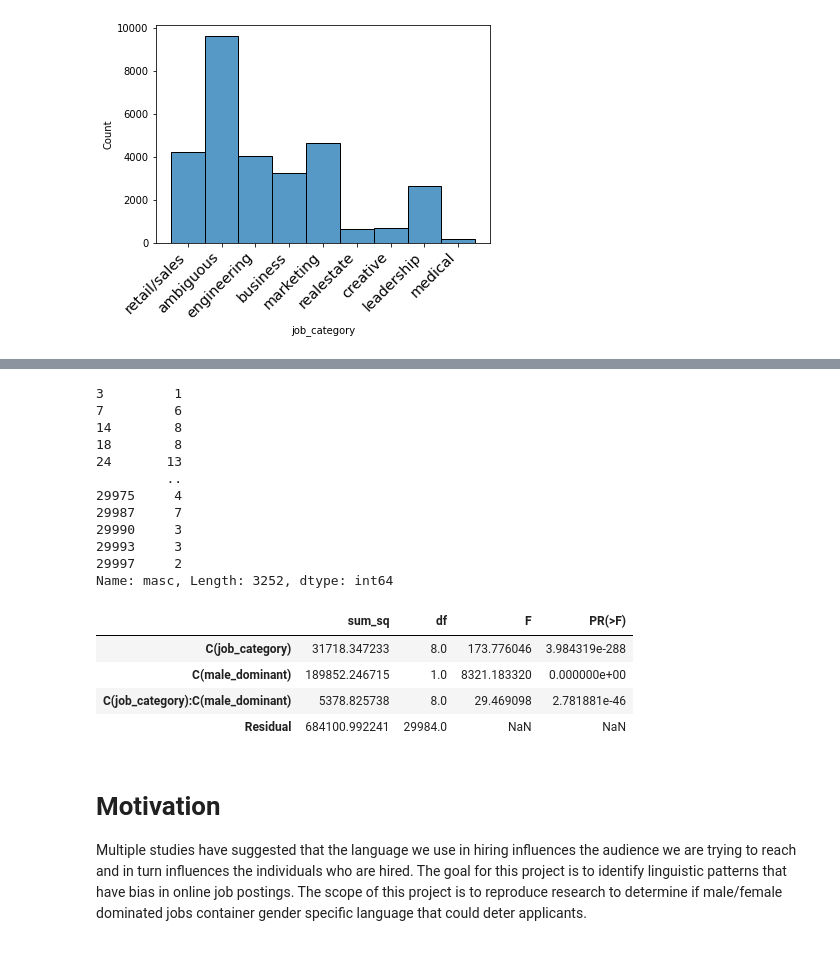
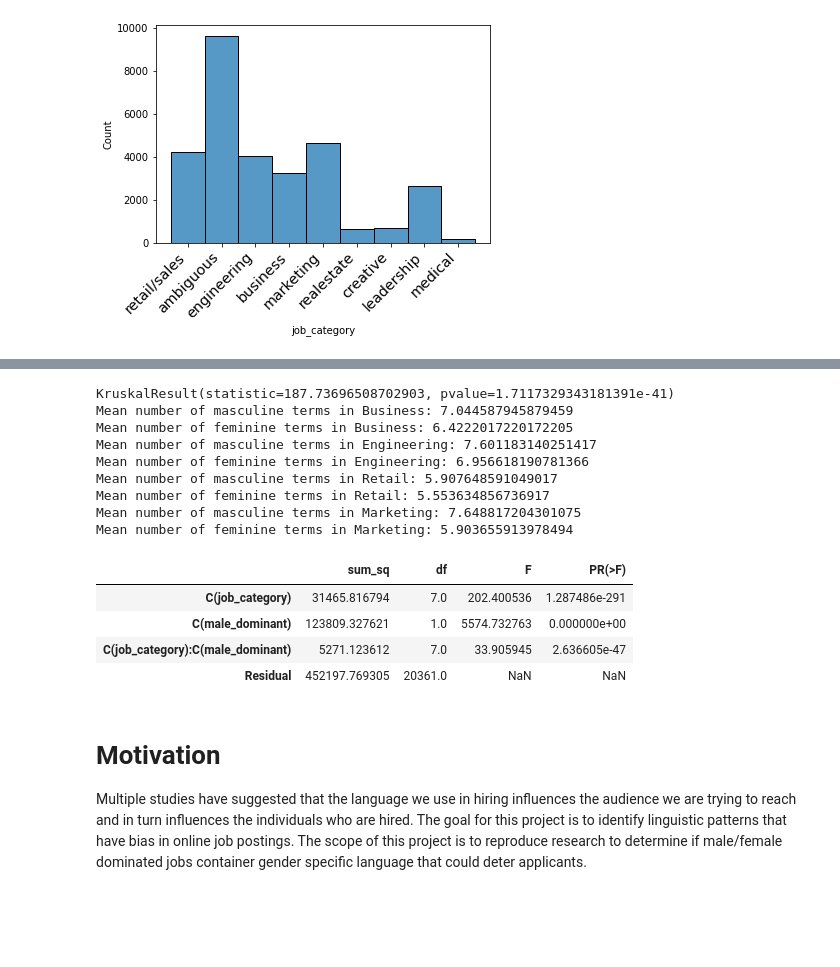
Before and after one commit to JFrei86/data-512-final, a Jupyter notebook: final.ipynb, the cells around one changed output, grey strips where cells are left out. Drawn from its saved outputs; the diff is of its cells as text; code cells hidden in the pictures; blank space fills up the shorter version.

```diff
--- a/final.ipynb
+++ b/final.ipynb
@@ -18,10 +18,10 @@ plt.show()
 [figure]
 # %%
 import numpy as np
-data = pd.read_csv('./data/calculated_terms.csv', encoding="utf8")
+data = pd.read_csv('./data/calculated_terms_utf8.csv', encoding="utf8")
 data_cat = pd.read_csv('./data/data_augmented.csv')
 data['job_category'] = data_cat['job_category']
 print(data['masc'])
-#sns.scatterplot(data=data[data['job_category'] = 'ambiguous'], x="masc", y="fem", hue='job_category')
-sns.countplot(data['fem'])
+#sns.scatterplot(data=data[data['job_category'] != 'ambiguous'], x="masc", y="fem", hue='job_category')
+sns.histplot(data["masc"])
 # %% [output]
@@ -29,37 +42,44 @@ ParserError: Error tokenizing data. C error: Expected 3 fields in line 8, saw 4
 # %%
 import statsmodels.api as sm
 from statsmodels.formula.api import ols
 import scipy.stats as stats
+import numpy as np
 
-df = data
-oneWayModel = stats.f_oneway(df[df['job_category'] == 'business']['masc'], df[df['job_category'] == 'retail']['masc'], df[df['job_category'] == 'engineering']['masc'])
+df = data[data['job_category'] != 'ambiguous']
+oneWayModel = stats.kruskal(df[df['job_category'] == 'business']['masc'], df[df['job_category'] == 'retail/sales']['masc'], df[df['job_category'] == 'engineering']['masc'])
 
-print(df[df['job_category'] == 'business']['masc'])
+print(oneWayModel)
+print('Mean number of masculine terms in Business: ' + str(np.mean(df[df['job_category'] == 'business']['masc'])))
+print('Mean number of feminine terms in Business: ' + str(np.mean(df[df['job_category'] == 'business']['fem'])))
+print('Mean number of masculine terms in Engineering: ' + str(np.mean(df[df['job_category'] == 'engineering']['masc'])))
+print('Mean number of feminine terms in Engineering: ' + str(np.mean(df[df['job_category'] == 'engineering']['fem'])))
+print('Mean number of masculine terms in Retail: ' + str(np.mean(df[df['job_category'] == 'retail/sales']['masc'])))
+print('Mean number of feminine terms in Retail: ' + str(np.mean(df[df['job_category'] == 'retail/sales']['fem'])))
+print('Mean number of masculine terms in Marketing: ' + str(np.mean(df[df['job_category'] == 'marketing']['masc'])))
+print('Mean number of feminine terms in Marketing: ' + str(np.mean(df[df['job_category'] == 'marketing']['fem'])))
 
 # calculate if the posting uses male dominant language
 df['male_dominant'] = df['masc'] > df['fem']
 
-model = ols('masc ~ C(job_category) + C(male_dominant) + C(job_category):C(male_dominant)', data=data).fit()
+masc_model = ols('masc ~ C(job_category) + C(male_dominant) + C(job_category):C(male_dominant)', data=df).fit()
+fem_model = ols('fem ~ C(job_category) + C(male_dominant) + C(job_category):C(male_dominant)', data=df).fit()
 
-sm.stats.anova_lm(model, typ=2)
+sm.stats.anova_lm(masc_model, typ=2)
 # %% [output]
-3         1
-7         6
-14        8
-18        8
-24       13
-         ..
-29975     4
-29987     7
-29990     3
-29993     3
-29997     2
-Name: masc, Length: 3252, dtype: int64
+KruskalResult(statistic=187.73696508702903, pvalue=1.7117329343181391e-41)
+Mean number of masculine terms in Business: 7.044587945879459
+Mean number of feminine terms in Business: 6.4222017220172205
+Mean number of masculine terms in Engineering: 7.601183140251417
+Mean number of feminine terms in Engineering: 6.956618190781366
+Mean number of masculine terms in Retail: 5.907648591049017
+Mean number of feminine terms in Retail: 5.553634856736917
+Mean number of masculine terms in Marketing: 7.648817204301075
+Mean number of feminine terms in Marketing: 5.903655913978494
 |  | sum_sq | df | F | PR(>F) |
-| C(job_category) | 31718.347233 | 8.0 | 173.776046 | 3.984319e-288 |
-| C(male_dominant) | 189852.246715 | 1.0 | 8321.183320 | 0.000000e+00 |
-| C(job_category):C(male_dominant) | 5378.825738 | 8.0 | 29.469098 | 2.781881e-46 |
-| Residual | 684100.992241 | 29984.0 | NaN | NaN |
+| C(job_category) | 31465.816794 | 7.0 | 202.400536 | 1.287486e-291 |
+| C(male_dominant) | 123809.327621 | 1.0 | 5574.732763 | 0.000000e+00 |
+| C(job_category):C(male_dominant) | 5271.123612 | 7.0 | 33.905945 | 2.636605e-47 |
+| Residual | 452197.769305 | 20361.0 | NaN | NaN |
 # %% [markdown]
 # Motivation
 
```
Also changed, not shown: parts of 1 cell of this notebook.
